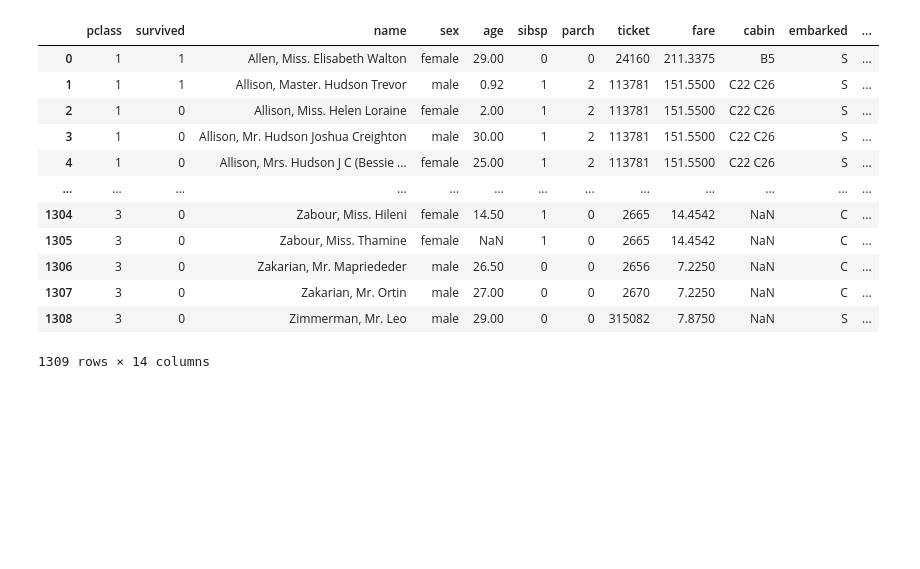
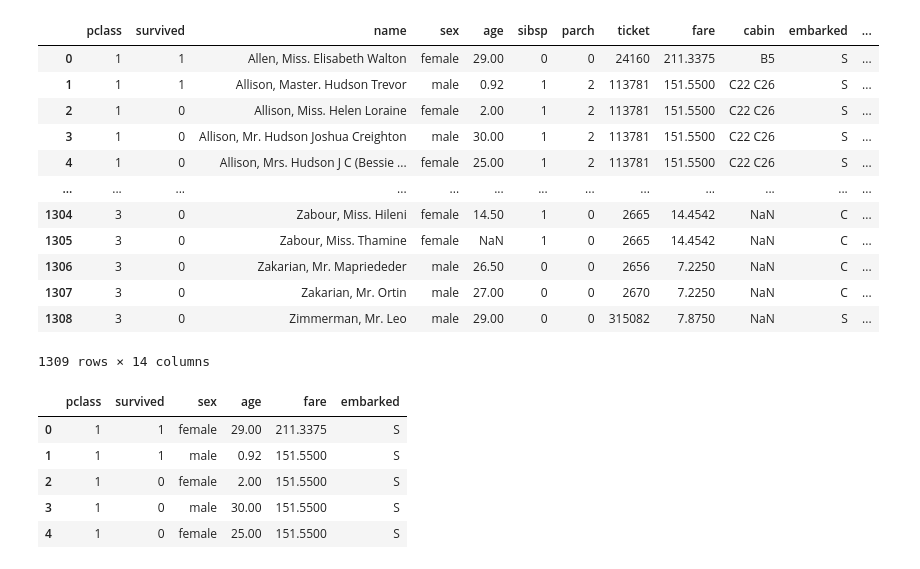
Before and after one commit to Em-White25/Group-2-week1, a Jupyter notebook: Group Activity.ipynb, the cells around one changed output. Saved outputs shown, nothing was run; the diff lists cells and outputs as text; code cells hidden in the pictures; blank space fills up the shorter version.

```diff
--- a/Group Activity.ipynb
+++ b/Group Activity.ipynb
@@ -32,8 +34,16 @@ df_titanic_copy
 #remove duplicate values
 df_titanic_copy.drop_duplicates(inplace=True)
 # %%
-#drop name, home.dest, cabin, ticket columns
-df_titanic_copy.drop(columns=['name', 'home.dest', 'cabin', 'ticket'], inplace=True, errors='ignore')
+#drop name, home.dest, cabin, ticket, sibsp, parch, boat, body columns
+df_titanic_copy.drop(columns=['name', 'home.dest', 'cabin', 'ticket', "sibsp", "parch", "boat", "body"], inplace=True, errors='ignore')
+df_titanic_copy.head()
+# %% [output]
+|  | pclass | survived | sex | age | fare | embarked |
+| 0 | 1 | 1 | female | 29.00 | 211.3375 | S |
+| 1 | 1 | 1 | male | 0.92 | 151.5500 | S |
+| 2 | 1 | 0 | female | 2.00 | 151.5500 | S |
+| 3 | 1 | 0 | male | 30.00 | 151.5500 | S |
+| 4 | 1 | 0 | female | 25.00 | 151.5500 | S |
 # %%
 #round up fare to 2 decimal places
 df_titanic_copy['fare'] = df_titanic_copy['fare'].round(2)
```
Also changed, not shown: parts of 18 cells of this notebook.
